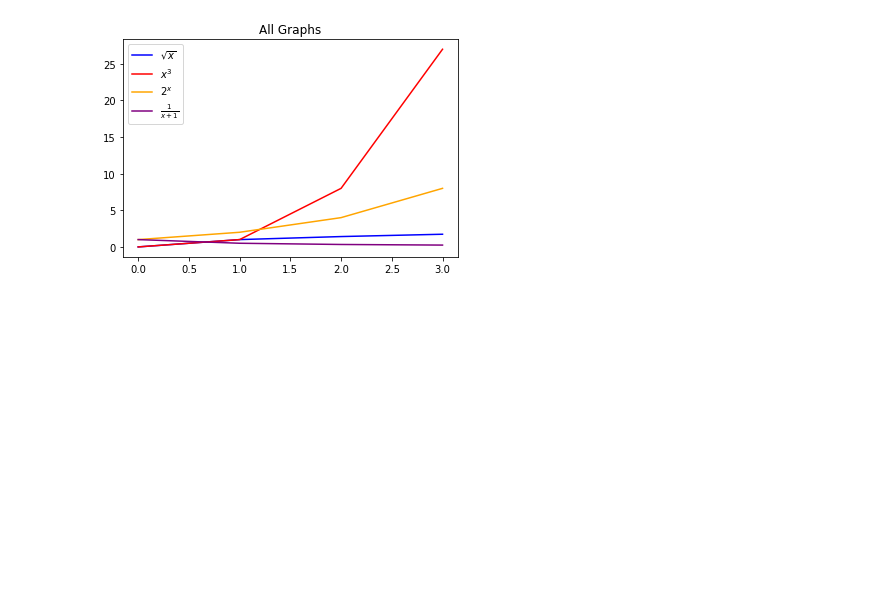
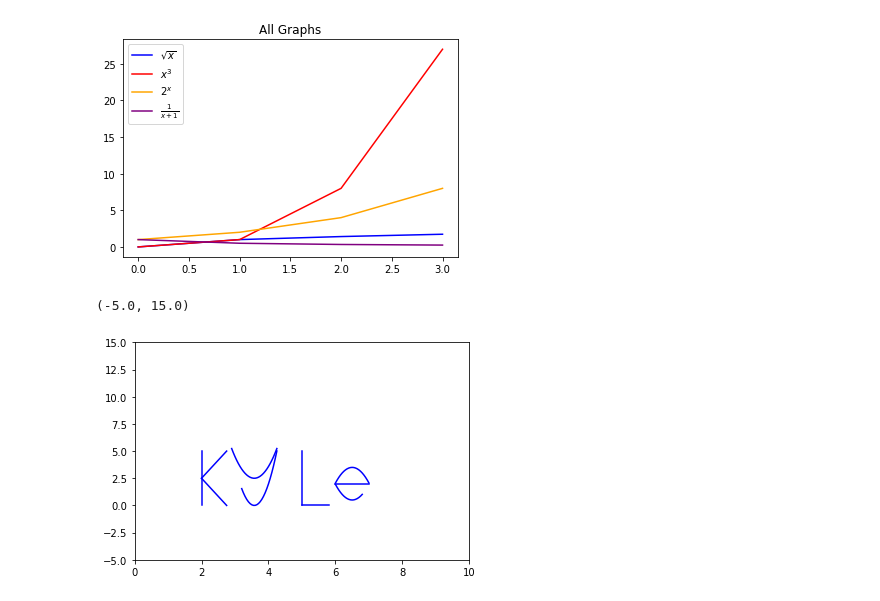
Before and after one commit to KyleTaylorGreen/numpy-pandas-visualization-exercises, a Jupyter notebook: matplotlib_exercises.ipynb, the cells around one changed output. Cells and saved outputs as stored; diff of their text form; code cells hidden in the pictures; blank space fills up the shorter version.

Commit message:
added bonus exercise: name with curved letters

```diff
--- a/matplotlib_exercises.ipynb
+++ b/matplotlib_exercises.ipynb
@@ -135,3 +135,39 @@ plt.legend()
 plt.show()
 # %% [output]
 [figure]
+# %%
+# Bonus: write name in letters and with curves
+
+plt.axvline(x = 2, ymin=0.25, ymax=.5, c= 'blue')
+x = [float(n) for n in range(10)]
+plt.plot([2, 2.75], [2.5, 5], c = 'blue')
+plt.plot([2, 2.75], [2.5, 0], c='blue')
+
+xvalues =[2.9]
+for n in range(27):
+    xvalues.append(xvalues[n] + .05)
+plt.plot(xvalues, [6 *(3.575 - n)**2 + 2.5 for n in xvalues], c='blue')
+xvalues = [3.2]
+for n in range(21):
+    xvalues.append(xvalues[n] + .05)
+plt.plot(xvalues, [11 *(3.575 -n)**2 for n in xvalues], c='blue')
+
+plt.axvline(x = 5, ymin=0.25, ymax=.5, c='blue')
+plt.axhline(y = 0, xmin = .5, xmax=.58, c='blue')
+
+xvalues = [6]
+for n in range(20):
+    xvalues.append(xvalues[n]+ .05)
+plt.axhline(y=2, xmin=.6, xmax = .7, c='blue')
+plt.plot(xvalues, [-5.75*(6.5-n)**2 + 3.5 for n in xvalues], c='blue')
+
+plt.plot(xvalues[0:17], [5.75*(6.5-n)**2 + .5 for n in xvalues[0:17]], c='blue')
+
+
+
+
+plt.xlim(0, 10)
+plt.ylim(-5, 15)
+# %% [output]
+(-5.0, 15.0)
+[figure, added]
```
